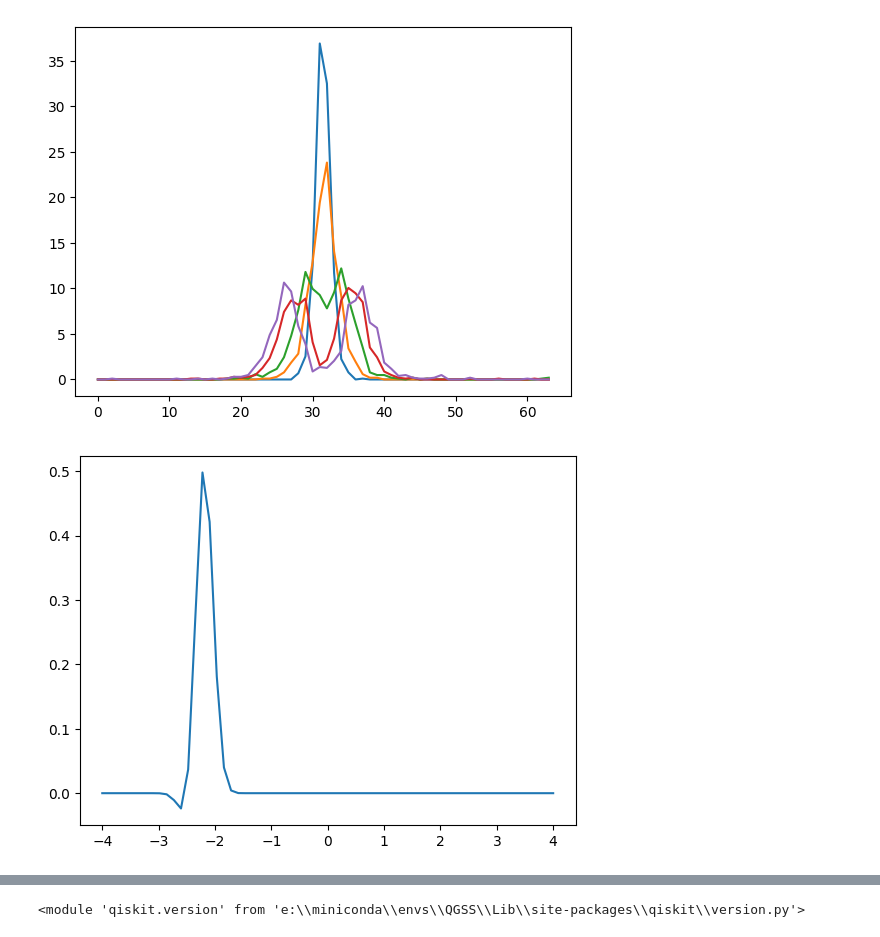
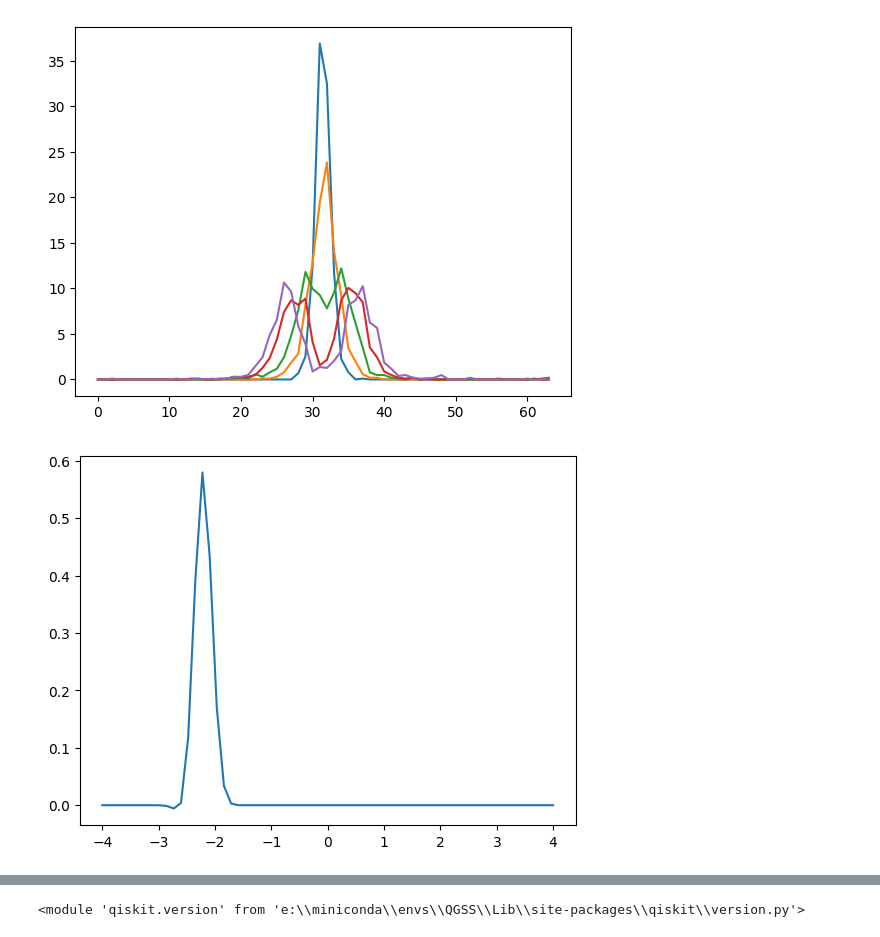
Before and after one commit to namasyh/KU-HamiltonianSim-workshop, a Jupyter notebook: Hamiltonian_simulation_task1.ipynb, the cells around one changed output, grey strips where cells are left out. Cells and saved outputs as stored; diff of their text form; code cells hidden in the pictures.

```diff
--- a/Hamiltonian_simulation_task1.ipynb
+++ b/Hamiltonian_simulation_task1.ipynb
@@ -220,22 +217,22 @@ evolve(iter=10,wavefunction=wavefunction)
 # %%
 x = np.linspace(-4,4, num=64)
 pos=0
 
 
 '''wavefunction: guassian wavepacket with moving forward(+ve x axis) in time'''
 pos=-2.25
-unnormalized_wavefunction= (1/(np.sqrt(2*np.pi)*2*0.4)*np.exp(-(0.5*(x-pos)**2)/(2*0.016)))*np.exp(-300j*x)
+unnormalized_wavefunction= (1/(np.sqrt(2*np.pi)*2*0.4)*np.exp(-(0.5*(x-pos)**2)/(2*0.016)))*np.exp(-3j*x)
 
 
 Normalisation_Constant = np.sqrt(np.sum(np.abs(unnormalized_wavefunction**2)))
 
 forward_wave = (unnormalized_wavefunction)/(Normalisation_Constant)
 
 
 plt.plot(x,forward_wave)
 plt.show()
 # %% [output]
-[figure, old version]
+[figure, new version]
 # %%
 evolve(iter=10,wavefunction=forward_wave,plot=True,hist=False)
 # %% [output]
```
Also changed, not shown: parts of 2 cells of this notebook, 2 other files.
